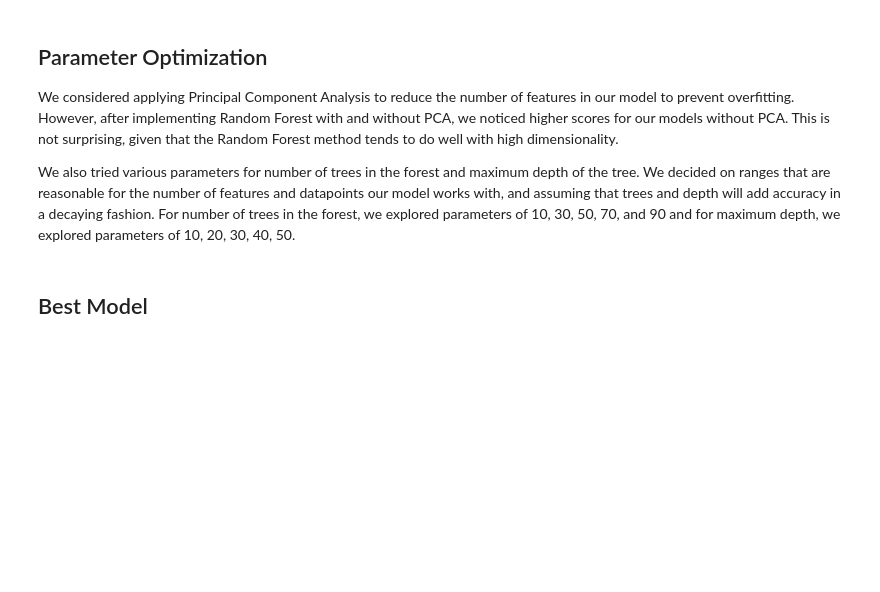
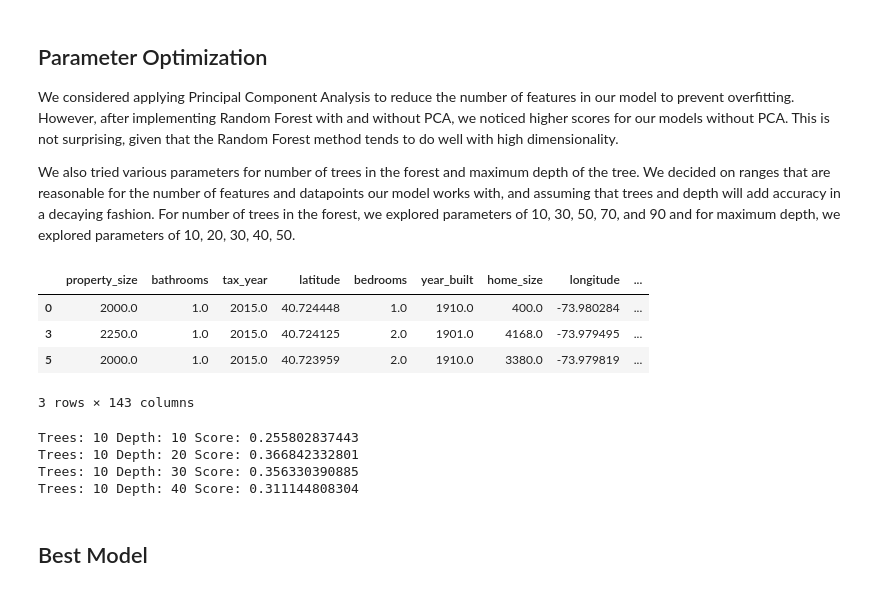
Before and after one commit to nychousingprices/nychousingprices.github.io, a Jupyter notebook: The_Model.ipynb, the cells around one changed output. Drawn from its saved outputs; the diff is of its cells as text; code cells hidden in the pictures; blank space fills up the shorter version.

```diff
--- a/The_Model.ipynb
+++ b/The_Model.ipynb
@@ -39,8 +39,8 @@ import os
 import datetime
 # %%
 ## Loading Data
-test_data = pd.read_csv("data/test_imputed.csv")
-train_data = pd.read_csv("data/train_imputed.csv")
+test_data = pd.read_csv("test_imputed.csv")
+train_data = pd.read_csv("train_imputed.csv")
 # %%
 ## Separating our predictor and response variables
 x_train = train_data.drop(['zestimate_amount'],1)
@@ -61,6 +107,14 @@ We also tried various parameters for number of trees in the forest and maximum d
 # Parameters for tuning
 n_trees = np.arange(10, 100, 20)  # Trees and depth are explored on an exponentially growing space,
 depths = np.arange(10, 50, 10)   # since it is assumed that trees and depth will add accuracy in a decaying fashion.
+# %%
+x_train.iloc[[0,3,5]]
+# %% [output]
+|  | property_size | bathrooms | tax_year | latitude | bedrooms | year_built | home_size | longitude | ... |
+| 0 | 2000.0 | 1.0 | 2015.0 | 40.724448 | 1.0 | 1910.0 | 400.0 | -73.980284 | ... |
+| 3 | 2250.0 | 1.0 | 2015.0 | 40.724125 | 2.0 | 1901.0 | 4168.0 | -73.979495 | ... |
+| 5 | 2000.0 | 1.0 | 2015.0 | 40.723959 | 2.0 | 1910.0 | 3380.0 | -73.979819 | ... |
+3 rows × 143 columns
 # %%
 # To keep track of the best model
 best_score = 0
@@ -88,14 +142,19 @@ for trees in n_trees:
             scores += [model.score(x_validate, y_validate)]
 
             # Record and report accuracy
-            average_score = np.mean(scores)
-            #print "Trees:", trees, "Depth:", depth, "Score:", average_score
+        average_score = np.mean(scores)
+        print "Trees:", trees, "Depth:", depth, "Score:", average_score
 
-            # Update our record of the best parameters see so far
-            if average_score > best_score:
-                best_score = average_score
-                best_trees = trees
-                best_depth = depth
+        # Update our record of the best parameters see so far
+        if average_score > best_score:
+            best_score = average_score
+            best_trees = trees
+            best_depth = depth
+# %% [output]
+Trees: 10 Depth: 10 Score: 0.255802837443
+Trees: 10 Depth: 20 Score: 0.366842332801
+Trees: 10 Depth: 30 Score: 0.356330390885
+Trees: 10 Depth: 40 Score: 0.311144808304
 # %% [markdown]
 ## Best Model
 # %% [markdown]
```
Also changed, not shown: parts of 6 cells of this notebook, 10 other files.
